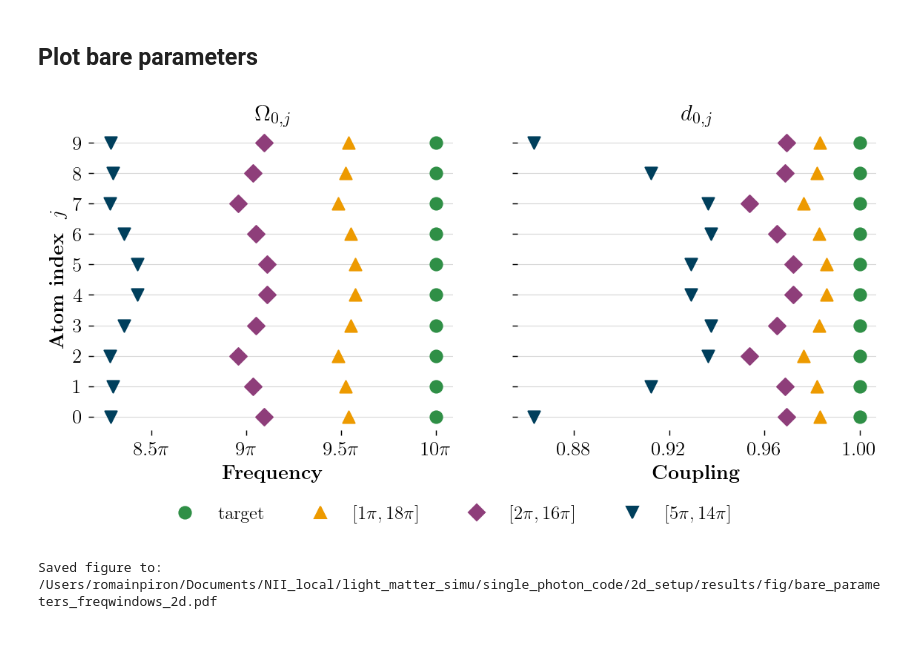
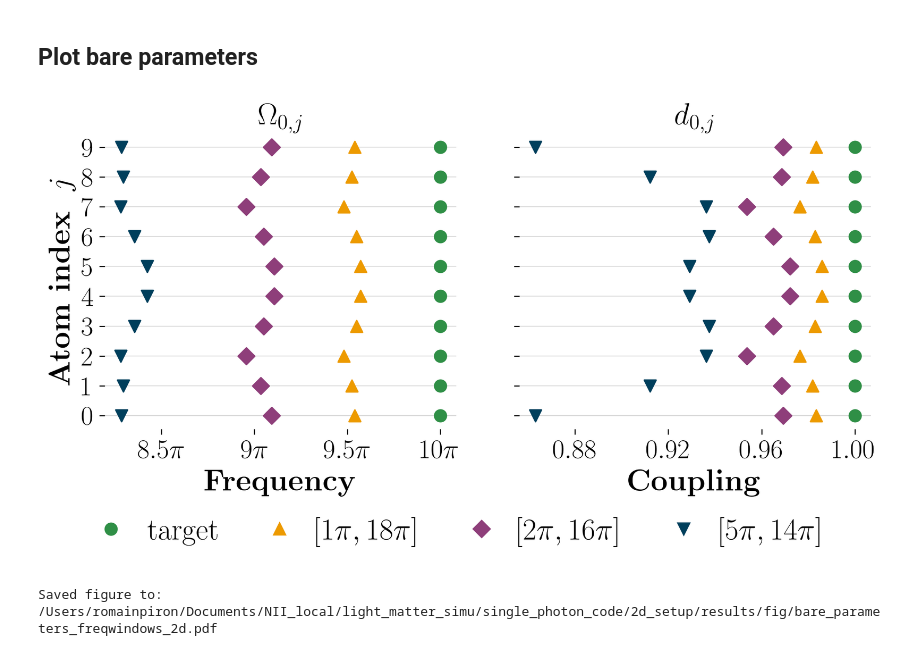
Before and after one commit to rpiron/single_photon_renormalization, a Jupyter notebook: 2d_setup/notebooks/run_correction.ipynb, the cells around one changed output. Cells and saved outputs as stored; diff of their text form; code cells hidden in the pictures.

```diff
--- a/2d_setup/notebooks/run_correction.ipynb
+++ b/2d_setup/notebooks/run_correction.ipynb
@@ -69,7 +69,16 @@ print(f"lengths={geometry['lengths']}, N_A={N_A}, N_layer={geometry['N_layer']},
 Loaded geometry: geometry_id5.csv
 lengths=[5. 5.], N_A=10, N_layer=1, kind=slab
 # %%
-from src.plot_fonts import paper_fonts
+# Font sizes in points for this figure; edit these values directly.
+plt.rcParams.update({
+    "font.size": 13,
+    "axes.labelsize": 13,
+    "axes.titlesize": 13,
+    "xtick.labelsize": 13,
+    "ytick.labelsize": 13,
+    "legend.fontsize": 13,
+    "legend.title_fontsize": 13,
+})
 
 fig, ax = plt.subplots(figsize=(5, 5), dpi=resol)
 ax.scatter(
@@ -88,7 +97,5 @@ ax.set_xlabel("x")
 ax.set_ylabel("y")
 ax.grid(color="0.9", linewidth=0.5)
 ax.set_title(f"Matter geometry: {geometry['label']}")
-# Adjust fonts only after the original layout has been computed.
-paper_fonts(fig, 13)
 plt.show()
 # %% [output]
@@ -151,7 +158,16 @@ No calibration written. Enable RUN_CALIBRATION and SAVE_DATA to save a new fit.
 # %% [markdown]
 <h2>Plot bare parameters</h2>
 # %%
-from src.plot_fonts import paper_fonts
+# Font sizes in points for this figure; edit these values directly.
+plt.rcParams.update({
+    "font.size": 18,
+    "axes.labelsize": 16,
+    "axes.titlesize": 18,
+    "xtick.labelsize": 18,
+    "ytick.labelsize": 18,
+    "legend.fontsize": 14,
+    "legend.title_fontsize": 14,
+})
 
 bare_param_id_to_plot = [2, 3, 4]
 
@@ -254,13 +270,13 @@ for ax in (omega_ax, d_ax):
     ax.invert_yaxis()
     ax.yaxis.grid(which="major", linestyle="-", linewidth=0.55, color="0.78", alpha=0.7)
     ax.xaxis.grid(False)
-    ax.tick_params(axis="both", which="major", length=3.5, width=0.7, labelsize=13)
+    ax.tick_params(axis="both", which="major", length=3.5, width=0.7, labelsize=18)
     for spine in ax.spines.values():
         spine.set_visible(False)
 
-omega_ax.set_title(r" $\Omega_{0,j}$", fontsize=15, fontweight="bold")
-omega_ax.set_xlabel(r"\textbf{Frequency}", fontsize=13)
-omega_ax.set_ylabel(r"\textbf{Atom index } $j$", fontsize=13)
+omega_ax.set_title(r" $\Omega_{0,j}$", fontsize=20, fontweight="bold")
+omega_ax.set_xlabel(r"\textbf{Frequency}", fontsize=20)
+omega_ax.set_ylabel(r"\textbf{Atom index } $j$", fontsize=20)
 omega_ticks = np.arange(
     np.ceil(min(omega_target.min(), *(param_set["Omega_0"].min() / pi for param_set in bare_param_sets)) * 2) / 2,
     np.floor(max(omega_target.max(), *(param_set["Omega_0"].max() / pi for param_set in bare_param_sets)) * 2) / 2 + 0.25,
@@ -269,8 +285,8 @@ omega_ticks = np.arange(
 omega_ax.set_xticks(omega_ticks)
 omega_ax.xaxis.set_major_formatter(FuncFormatter(pi_formatter))
 
-d_ax.set_title(r"$d_{0,j}$", fontsize=15, fontweight="bold")
-d_ax.set_xlabel(r"\textbf{Coupling}", fontsize=13)
+d_ax.set_title(r"$d_{0,j}$", fontsize=20, fontweight="bold")
+d_ax.set_xlabel(r"\textbf{Coupling}", fontsize=20)
 d_ax.xaxis.set_major_locator(MaxNLocator(nbins=5))
 
 legend_handles = [
@@ -285,36 +301,36 @@ legend_handles = [
     ),
     *(
         Line2D(
             [0],
             [0],
             marker=param_set["marker"],
             color=param_set["color"],
             linestyle="none",
             markersize=np.sqrt(marker_size),
             label=param_set["label"],
         )
         for param_set in bare_param_sets
     ),
 ]
 fig.legend(
     handles=legend_handles,
     loc="lower center",
-    bbox_to_anchor=(0.5, 0.02),
+    bbox_to_anchor=(0.5, -0.06),
     ncol=min(len(legend_handles), 4),
     frameon=False,
-    fontsize=12,
+    fontsize=20,
+    columnspacing=1.0,
+    handletextpad=0.2,
 )
 
 fig.subplots_adjust(left=0.10, right=0.98, bottom=0.25, top=0.88, wspace=0.22)
 figure_path = setup_root / "results" / "fig" / "bare_parameters_freqwindows_2d.pdf"
 figure_path.parent.mkdir(parents=True, exist_ok=True)
-# Adjust fonts only after the original layout has been computed.
-paper_fonts(fig, 18, label_size=16, legend_size=14)
 if SAVE_FIGURES:
     plt.savefig(figure_path, dpi=resol, bbox_inches="tight")
 plt.show()
 if SAVE_FIGURES:
     print(f"Saved figure to: {figure_path}")
 # %% [output]
-[figure, old version]
+[figure, new version]
 Saved figure to: /Users/romainpiron/Documents/NII_local/light_matter_simu/single_photon_code/2d_setup/results/fig/bare_parameters_freqwindows_2d.pdf
```
Also changed, not shown: parts of 1 cell of this notebook, 13 other files.
